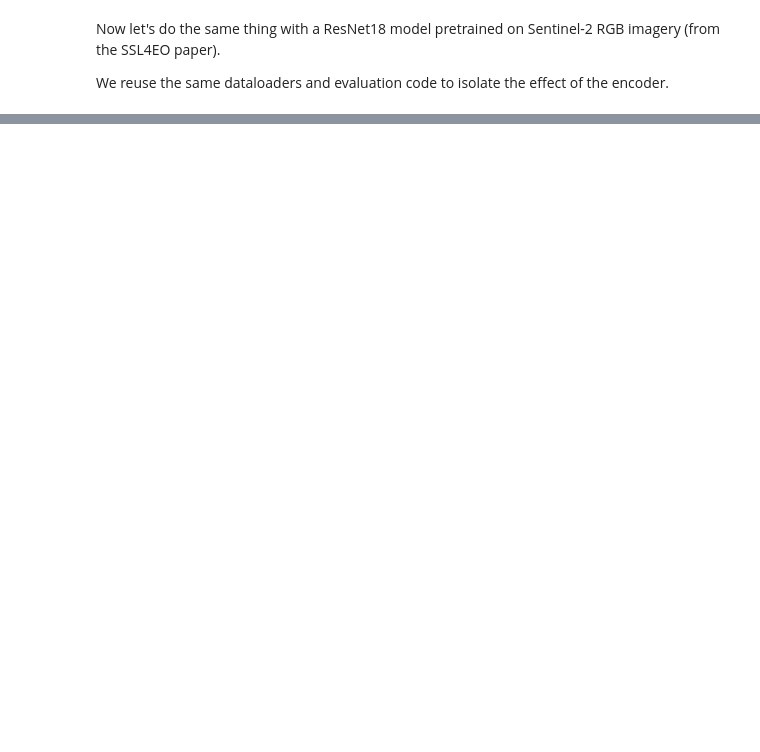
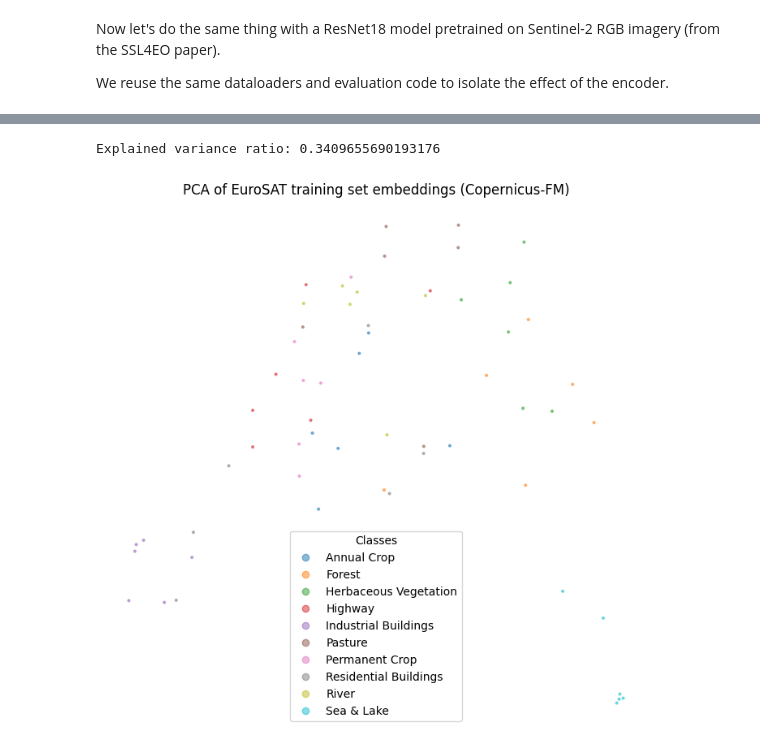
Before and after one commit to ga83wuw/fms-dev, a Jupyter notebook: v0.8/docs/tutorials/copernicus-fm.ipynb, the cells around one changed output, grey strips where cells are left out. Saved outputs shown, nothing was run; the diff lists cells and outputs as text; code cells hidden in the pictures; blank space fills up the shorter version.

```diff
--- a/v0.8/docs/tutorials/copernicus-fm.ipynb
+++ b/v0.8/docs/tutorials/copernicus-fm.ipynb
@@ -113,8 +137,8 @@ x_val, y_val = embed_dofa(model, val_dl, accelerator, transforms=augs)
 Fit a k-NN classifier on DOFA train embeddings and evaluate on validation embeddings. This gives a quick, label-efficient baseline without fine-tuning.
 # %%
 knn_model = KNeighborsClassifier(n_neighbors=5)
-knn_model.fit(x_train, y_train)
-y_pred = knn_model.predict(x_val)
+knn_model.fit(x_train_cfm, y_train)
+y_pred = knn_model.predict(x_val_cfm)
 # %%
 class_names = [
     'Annual Crop',
@@ -170,12 +178,9 @@ def embed_standard(model, dataloader, accelerator, transforms=None):
-# %%
-x_train, y_train = embed_standard(model, train_dl, accelerator, transforms=augs)
-x_val, y_val = embed_standard(model, val_dl, accelerator, transforms=augs)
 # %%
-# Fit/evaluate k-NN on ResNet-18 embeddings for a side-by-side comparison.
+# Fit/evaluate k-NN on Copernicus-FM embeddings for a side-by-side comparison.
 
 knn_model = KNeighborsClassifier(n_neighbors=5)
-knn_model.fit(x_train, y_train)
-y_pred = knn_model.predict(x_val)
+knn_model.fit(x_train_cfm, y_train)
+y_pred = knn_model.predict(x_val_cfm)
 # %%
 print(
     classification_report(
@@ -185,20 +207,20 @@ print(
 # %%
 pca = PCA(n_components=2, whiten=True)
-x_reduced = pca.fit_transform(x_train)
+x_reduced = pca.fit_transform(x_train_cfm)
 print(f'Explained variance ratio: {pca.explained_variance_ratio_.sum()}')
+# %% [output]
+Explained variance ratio: 0.3409655690193176
 # %%
 fig = plt.figure(figsize=(7, 7))
-ax = plt.gca()
 scatter = plt.scatter(
     x_reduced[:, 0], x_reduced[:, 1], c=y_train, cmap='tab10', s=4, alpha=0.5
 )
 handles, _ = scatter.legend_elements()
-labels = [class_names[i] for i in range(10)]
-plt.legend(handles, labels, title='Classes', loc='best')
-plt.title('PCA of EuroSAT training set embeddings')
-plt.xlim([-1.5, 2])
-plt.ylim([-1, 2])
+plt.legend(handles, class_names, title='Classes', loc='best')
+plt.title('PCA of EuroSAT training set embeddings (Copernicus-FM)')
 plt.axis('off')
 plt.tight_layout()
 plt.show()
 plt.close()
+# %% [output]
+[figure, added]
```
Also changed, not shown: parts of 9 cells of this notebook.
